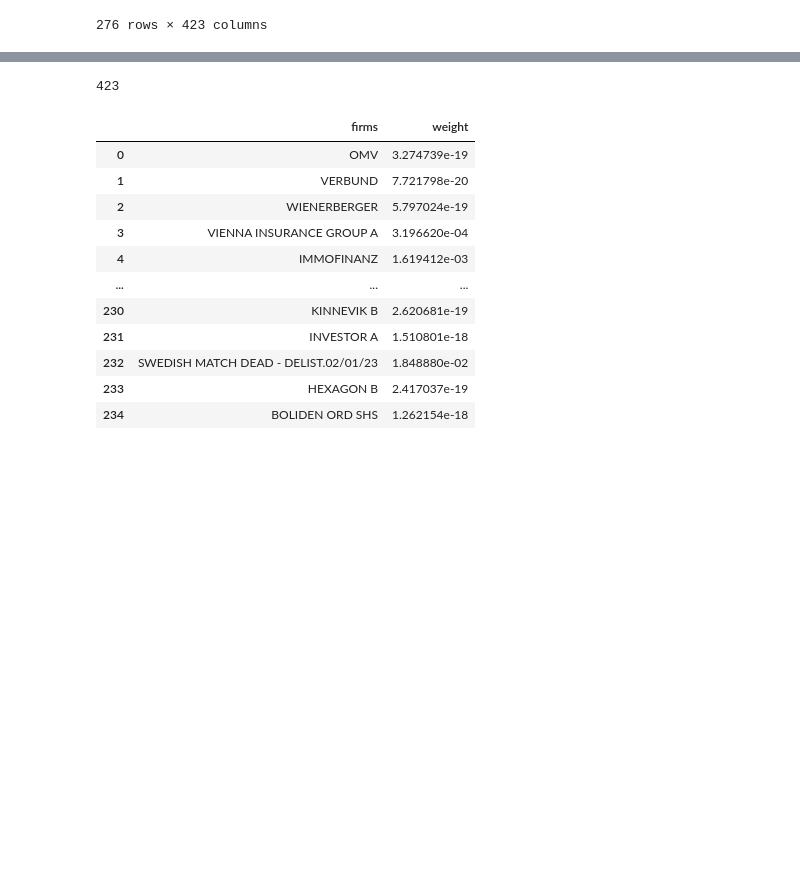
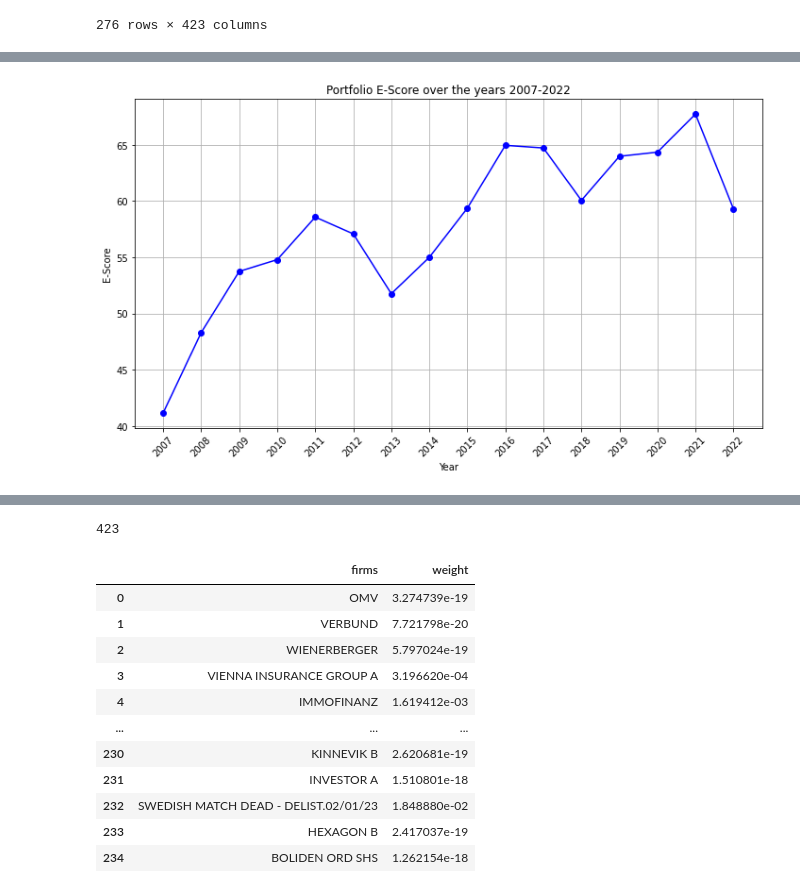
Before and after one commit to BalthazazarDuc/SEF-HW2, a Jupyter notebook: EX 3.ipynb, the cells around one changed output, grey strips where cells are left out. Cells and saved outputs as stored; diff of their text form; code cells hidden in the pictures; blank space fills up the shorter version.

```diff
--- a/EX 3.ipynb
+++ b/EX 3.ipynb
@@ -175,0 +194,7 @@ for column in df_E_score.columns:
+# %%
+SC
+years = range(2007, 2023)
+
+# Step 3: Convert lists into a DataFrame
+data = {'Year': years, 'Value': SC[-16:]}
+SC_d = pd.DataFrame(data)
@@ -181,6 +226,10 @@ for column in optimal_weights_df.columns:
         # Sum the values in the column and append to SC_Y
         sum_SC = optimal_weights_df[column].sum()
         SC_gmv.append(sum_SC)
+# %%
+SC_gmv
+data = {'Year': years, 'Value': SC_gmv[-16:]}
+SC_gmv = pd.DataFrame(data)
 # %%
 SC_gmv
 # %% [output]
@@ -203,3 +253,16 @@ SC_gmv
+# %%
+import matplotlib.pyplot as plt
+plt.figure(figsize=(10, 6))
+plt.plot(SC_gmv.Year, SC_gmv.Value, marker='o', color='b', linestyle='-')
+plt.title('Portfolio E-Score over the years 2007-2022')
+plt.xlabel('Year')
+plt.ylabel('E-Score')
+plt.grid(True)
+plt.xticks(years, rotation=45)
+plt.tight_layout()
+plt.show()
+# %% [output]
+[figure, added]
 # %%
 from scipy.optimize import minimize
 
```
Also changed, not shown: parts of 12 cells of this notebook.
